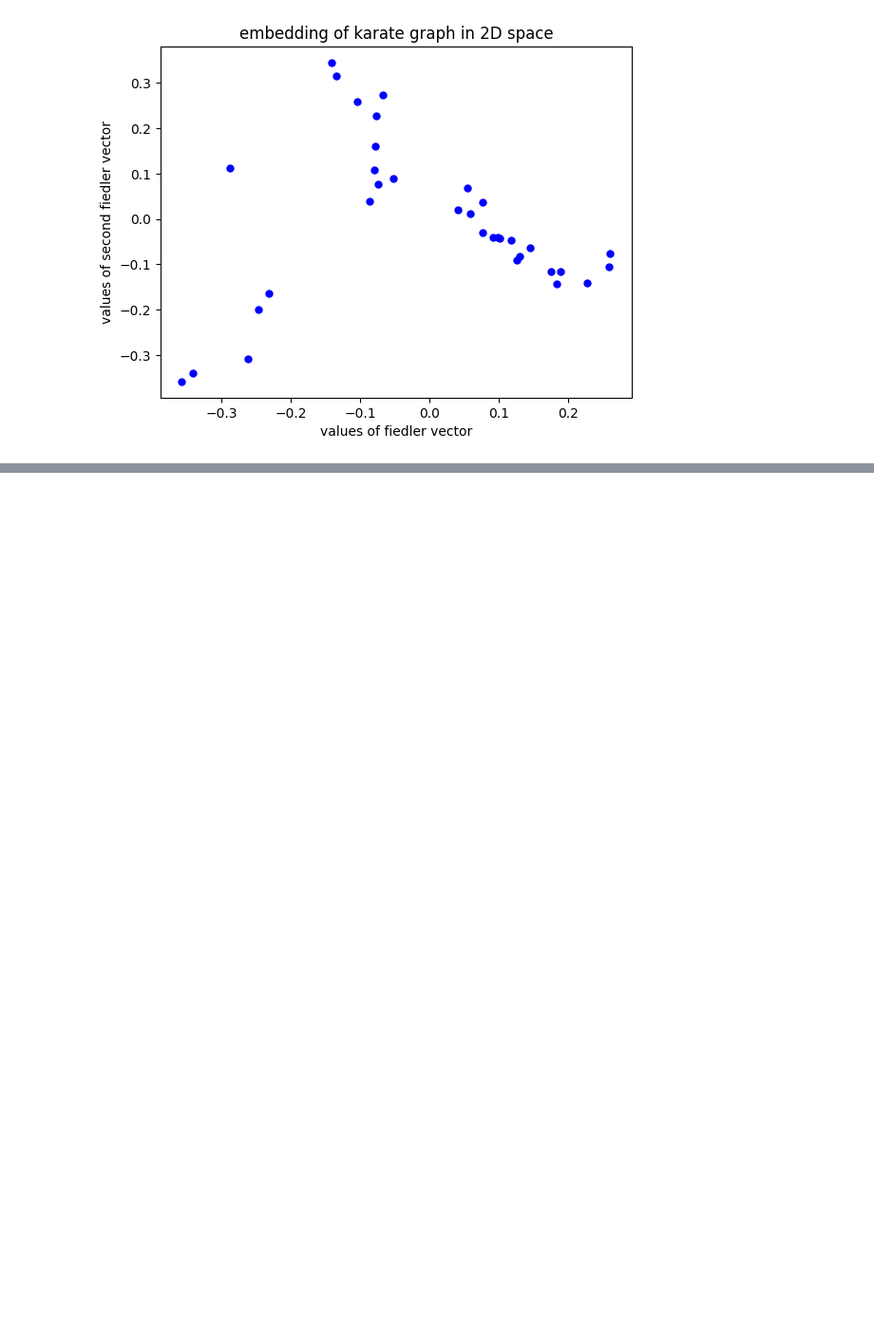
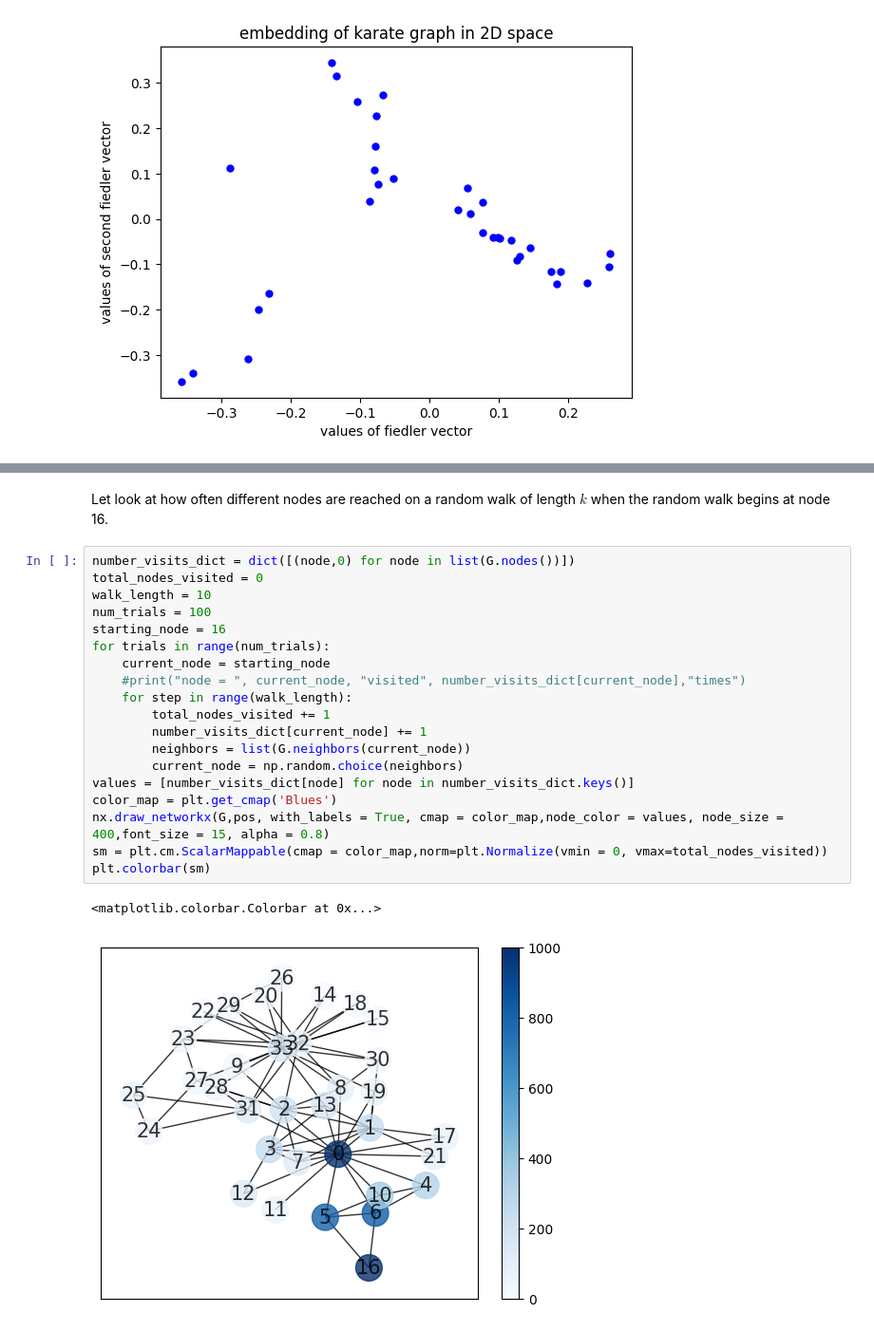
Before and after one commit to MichaelAGoodrich/GraphDataScience_withSNAP, a Jupyter notebook: SpectralGraphCut with Normalized Laplacian.ipynb, the cells around one changed output, grey strips where cells are left out. Shown at 95% size. Saved outputs shown, nothing was run; the diff lists cells and outputs as text; blank space fills up the shorter version.

Commit message:
Finished Spectral Graph Cut notebook

```diff
--- a/SpectralGraphCut with Normalized Laplacian.ipynb
+++ b/SpectralGraphCut with Normalized Laplacian.ipynb
@@ -131,0 +144,24 @@ Text(0.5, 1.0, 'embedding of karate graph in 2D space')
+# %% [markdown]
+Let look at how often different nodes are reached on a random walk of length $k$ when the random walk begins at node 16.
+# %%
+number_visits_dict = dict([(node,0) for node in list(G.nodes())])
+total_nodes_visited = 0
+walk_length = 10
+num_trials = 100
+starting_node = 16
+for trials in range(num_trials):
+    current_node = starting_node
+    #print("node = ", current_node, "visited", number_visits_dict[current_node],"times")
+    for step in range(walk_length):
+        total_nodes_visited += 1
+        number_visits_dict[current_node] += 1
+        neighbors = list(G.neighbors(current_node))
+        current_node = np.random.choice(neighbors)
+values = [number_visits_dict[node] for node in number_visits_dict.keys()]
+color_map = plt.get_cmap('Blues')
+nx.draw_networkx(G,pos, with_labels = True, cmap = color_map,node_color = values, node_size = 400,font_size = 15, alpha = 0.8)
+sm = plt.cm.ScalarMappable(cmap = color_map,norm=plt.Normalize(vmin = 0, vmax=total_nodes_visited))
+plt.colorbar(sm)
+# %% [output]
+<matplotlib.colorbar.Colorbar at 0x...>
+[figure, added]
```
Also changed, not shown: parts of 6 cells of this notebook, 1 other file.
